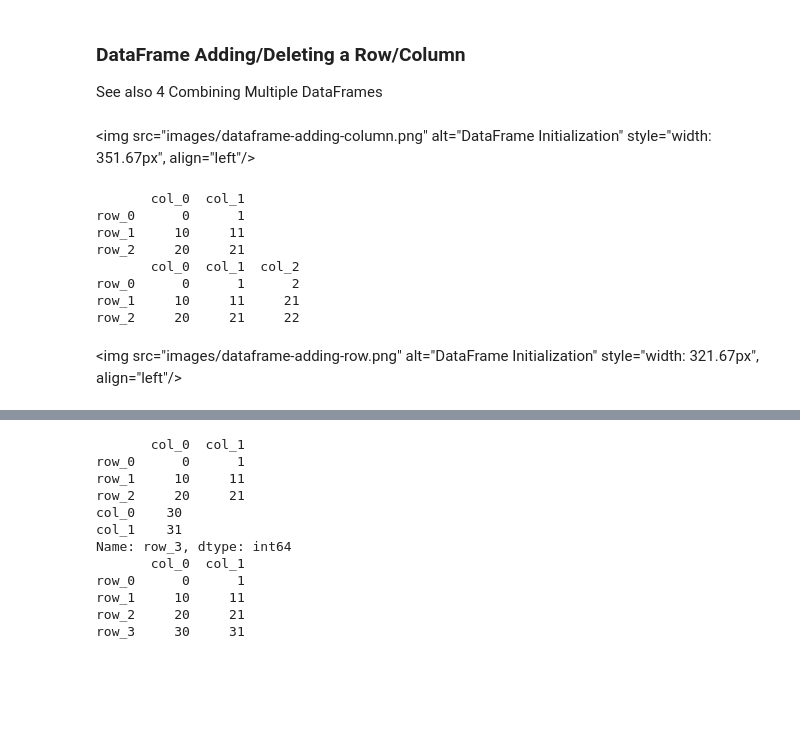
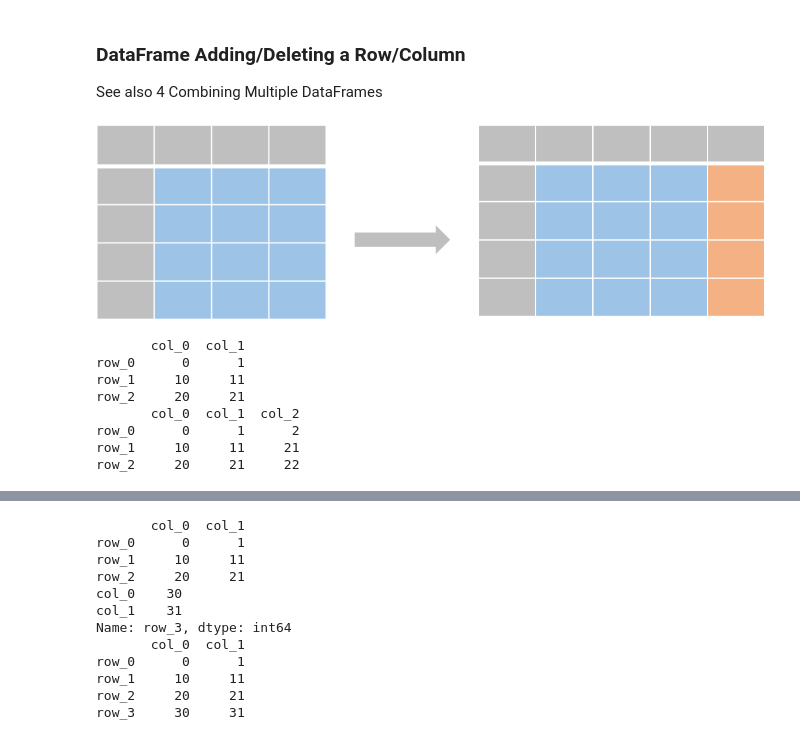
Before and after one commit to Zhenmao/Pandas-Reference-Guide, a Jupyter notebook: 2 Working with DataFrame.ipynb, the cells around one changed output, grey strips where cells are left out. Cells and saved outputs as stored; diff of their text form; code cells hidden in the pictures; blank space fills up the shorter version.

```diff
--- a/2 Working with DataFrame.ipynb
+++ b/2 Working with DataFrame.ipynb
@@ -45,8 +48,10 @@ row_2     20     21
 # %% [markdown]
 ### DataFrame Adding/Deleting a Row/Column
 See also 4 Combining Multiple DataFrames
-# %% [markdown]
-<img src="images/dataframe-adding-column.png" alt="DataFrame Initialization" style="width: 351.67px", align="left"/>
+# %%
+Image("images/dataframe-adding-column.png", width=351.67)
+# %% [output]
+[figure, added]
 # %%
 # Adding a column
 df = pd.DataFrame({
@@ -65,5 +70,3 @@ row_2     20     21
 row_0      0      1      2
 row_1     10     11     21
 row_2     20     21     22
-# %% [markdown]
-<img src="images/dataframe-adding-row.png" alt="DataFrame Initialization" style="width: 321.67px", align="left"/>
```
Also changed, not shown: parts of 26 cells of this notebook.
